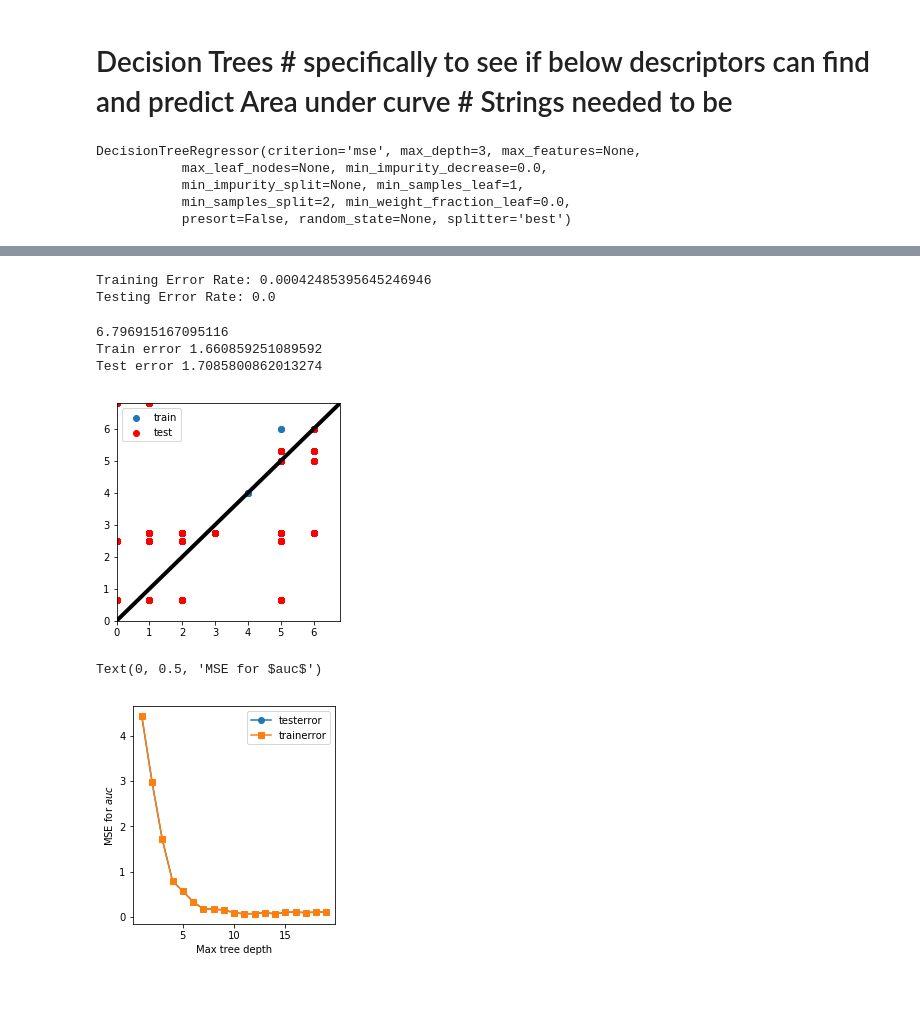
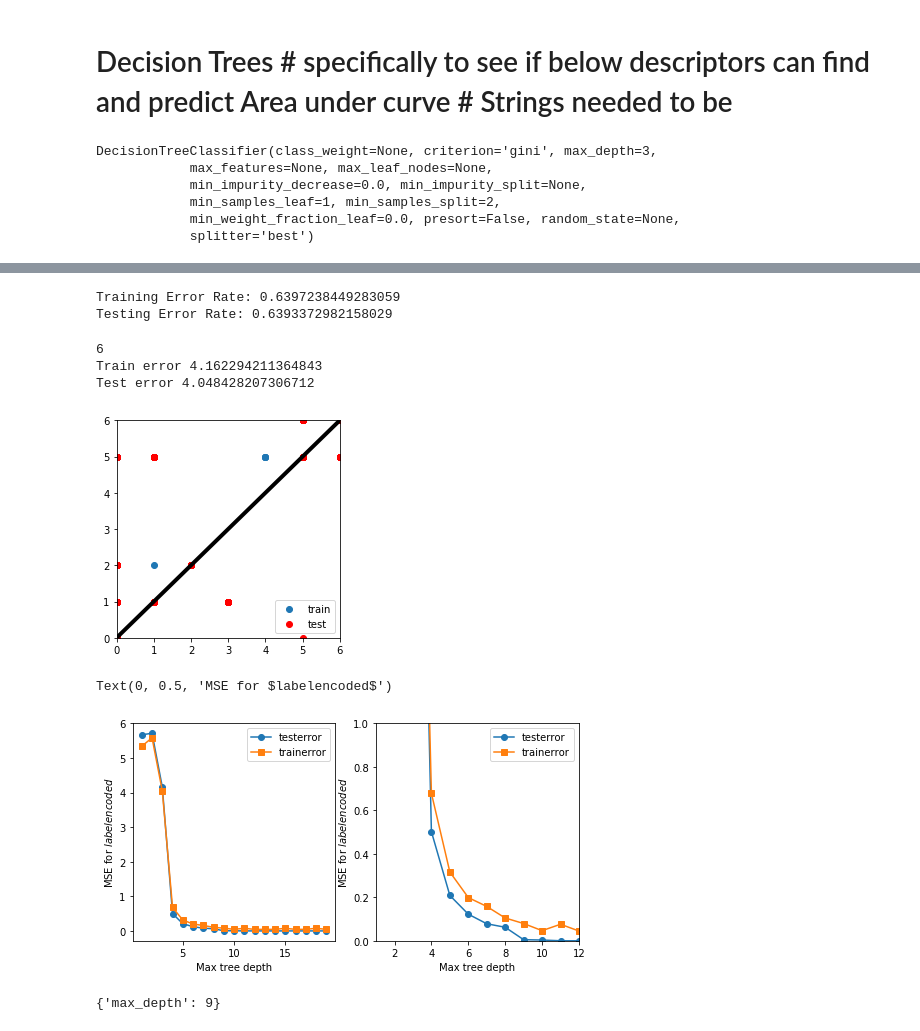
Before and after one commit to raman-noodles/raman-spectra-decomp-analysis, a Jupyter notebook: examples/supervised_machine_learning_dev.ipynb, the cells around one changed output, grey strips where cells are left out. Cells and saved outputs as stored; diff of their text form; code cells hidden in the pictures; blank space fills up the shorter version.

Commit message:
exp prediction

```diff
--- a/examples/supervised_machine_learning_dev.ipynb
+++ b/examples/supervised_machine_learning_dev.ipynb
@@ -908,8 +1088,11 @@ X=cal[inputs][:amt]
 y = cal['labelencoded'][:amt]
 X_exp=dat[inputs]
 y_exp= dat['labelencoded']
+np.random.seed(222)
 
+# 60 -20 -20 split
 X_train, X_test, y_train, y_test = train_test_split(X, y, test_size=.2, random_state=1000)
+X_train, X_val, y_train, y_val = train_test_split(X_train, y_train, test_size=0.25, random_state=1000)
 # 10-fold cross-validation with K=5 for KNN (the n_neighbors parameter)
 # k = 5 for KNeighborsClassifier
 knn = KNeighborsClassifier(n_neighbors=5)
@@ -918,6 +1101,6 @@ knn = KNeighborsClassifier(n_neighbors=5)
 # We are passing the entirety of X and y, not X_train or y_train, it takes care of splitting the dat
 # cv=10 for 10 folds
 # scoring='accuracy' for evaluation metric - althought they are many
-scores = cross_val_score(knn, X, y, cv=10, scoring='accuracy')
+scores = cross_val_score(knn, X_val, y_val, cv=10, scoring='accuracy')
 print(scores)
 # %% [output]
@@ -942,10 +1125,19 @@ for k in k_range:
     # 2. run KNeighborsClassifier with k neighbours
     knn = KNeighborsClassifier(n_neighbors=k)
     # 3. obtain cross_val_score for KNeighborsClassifier with k neighbours
-    scores = cross_val_score(knn, X, y, cv=10, scoring='accuracy')
+    scores = cross_val_score(knn, X_val, y_val, cv=10, scoring='accuracy')
     # 4. append mean of scores for k neighbors to k_scores list
     k_scores.append(scores.mean())
 
 
 print(k_scores)
+from sklearn.model_selection import GridSearchCV
+from sklearn import neighbors
+params = {'n_neighbors':[2,3,4,5,6,7,8,9]}
+
+knn = neighbors.KNeighborsRegressor()
+
+model = GridSearchCV(knn, params, cv=5)
+model.fit(X_train,y_train)
+model.best_params_
 # %% [output]
@@ -1024,12 +1219,13 @@ from sklearn import tree
 # %%
-DT=tree.DecisionTreeRegressor(max_depth=3)
+DT=tree.DecisionTreeClassifier(max_depth=3)
 DT.fit(X_train,y_train)
 # %% [output]
-DecisionTreeRegressor(criterion='mse', max_depth=3, max_features=None,
-           max_leaf_nodes=None, min_impurity_decrease=0.0,
-           min_impurity_split=None, min_samples_leaf=1,
-           min_samples_split=2, min_weight_fraction_leaf=0.0,
-           presort=False, random_state=None, splitter='best')
+DecisionTreeClassifier(class_weight=None, criterion='gini', max_depth=3,
+            max_features=None, max_leaf_nodes=None,
+            min_impurity_decrease=0.0, min_impurity_split=None,
+            min_samples_leaf=1, min_samples_split=2,
+            min_weight_fraction_leaf=0.0, presort=False, random_state=None,
+            splitter='best')
 # %%
 import os
 #conda install -c conda-forge pydotplus=2.0.2
@@ -1060,8 +1256,8 @@ print('Training Error Rate:', np.mean(rate)) # COMPARING THE PREDICTED VALUES WI
 rate = DT.predict(X_test) == y_test
 print('Testing Error Rate:', np.mean(rate))
 # %% [output]
-Training Error Rate: 0.00042485395645246946
-Testing Error Rate: 0.0
+Training Error Rate: 0.6397238449283059
+Testing Error Rate: 0.6393372982158029
 # %%
 # make predictions on test and train set
 trainpred=DT.predict(X_train)
@@ -1082,10 +1278,10 @@ plt.legend()
 print("Train error",mean_squared_error(y_train,trainpred))
 print("Test error",mean_squared_error(y_test,testpred))
 # %% [output]
-6.796915167095116
-Train error 1.660859251089592
-Test error 1.7085800862013274
+6
+Train error 4.162294211364843
+Test error 4.048428207306712
-[figure, old version]
+[figure, new version]
 # %%
 trainerror = []
 testerror = []
@@ -1095,18 +1291,38 @@ trees = np.arange(1,20,1)
 
 # loop over lambda values (strength of regularization)
 for t in trees:
-    model=tree.DecisionTreeRegressor(max_depth=t)
+    model=tree.DecisionTreeClassifier(max_depth=t)
     model.fit(X_train,y_train)
-    trainerror.append(mean_squared_error(y_test,model.predict(X_test)))
+    trainerror.append(mean_squared_error(y_train,model.predict(X_train)))
     testerror.append(mean_squared_error(y_test,model.predict(X_test)))
 # %%
 plt.figure(figsize=(8,4))
 plt.subplot(121)
 plt.plot(trees,trainerror,marker='o',label='testerror')
 plt.plot(trees,testerror,marker="s",label='trainerror')
 plt.legend()
 plt.xlabel('Max tree depth')
-plt.ylabel('MSE for $auc$')
+plt.ylabel('MSE for $labelencoded$')
+plt.subplot(122)
+plt.plot(trees,trainerror,marker='o',label='testerror')
+plt.plot(trees,testerror,marker="s",label='trainerror')
+plt.ylim((0,1))
+plt.xlim((1,12))
+plt.legend()
+plt.xlabel('Max tree depth')
+plt.ylabel('MSE for $labelencoded$')
 # %% [output]
-Text(0, 0.5, 'MSE for $auc$')
+Text(0, 0.5, 'MSE for $labelencoded$')
-[figure, old version]
+[figure, new version]
+# %%
+from sklearn.model_selection import GridSearchCV
+from sklearn import neighbors
+params = {'max_depth':[2,3,4,5,6,7,8,9]}
+
+DTC = tree.DecisionTreeClassifier()
+
+model = GridSearchCV(DTC, params, cv=4)
+model.fit(X_train,y_train)
+model.best_params_
+# %% [output]
+{'max_depth': 9}
```
Also changed, not shown: parts of 24 cells of this notebook.
